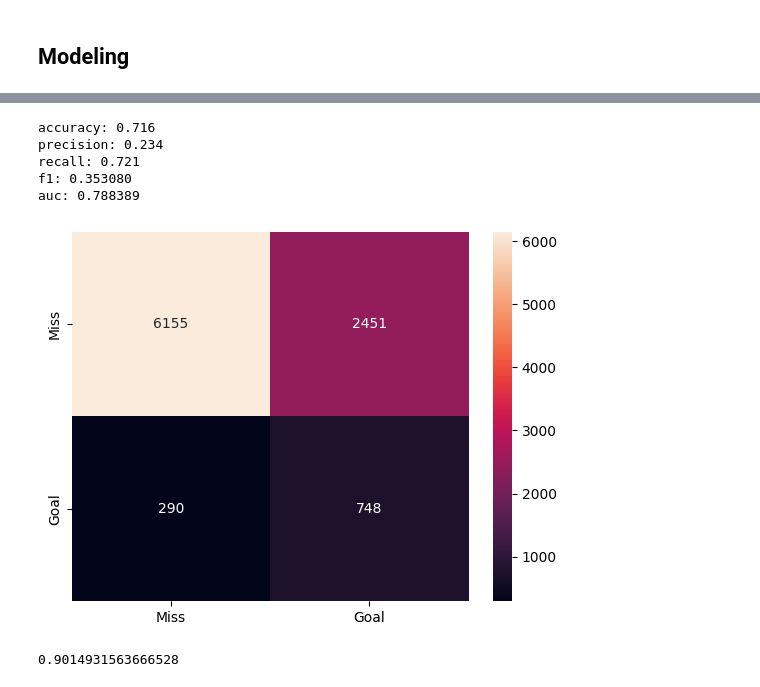
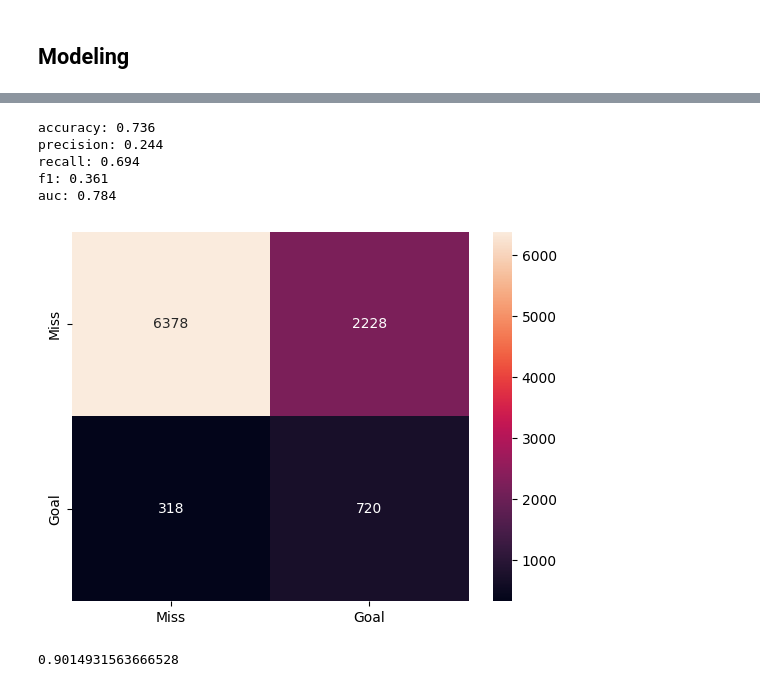
Before and after one commit to puxiao10/Hierarchy_xG_Model, a Jupyter notebook: xG_model_EPL_17-23.ipynb, the cells around one changed output, grey strips where cells are left out. Drawn from its saved outputs; the diff is of its cells as text; code cells hidden in the pictures.

```diff
--- a/xG_model_EPL_17-23.ipynb
+++ b/xG_model_EPL_17-23.ipynb
@@ -81,9 +81,11 @@ train_data = DATASET(X_train, y_train, random_state = 42)
 # %%
 import xgboost as xgb
 classifier_xgb = xgb.XGBClassifier(
-    n_estimators=100,
-    max_depth=3,
+    n_estimators=300,
+    max_depth=5,
     learning_rate=0.1,
 )
 model = train_data.fit(classifier_xgb, sampling = "over") # sampling = "over" or "under" or "original"
-prob = model.predict_proba(X_test)[:,1]
+
+prob_train = model.predict_proba(X_train)[:,1]
+prob_test = model.predict_proba(X_test)[:,1]
@@ -90,12 +101,12 @@ prob = model.predict_proba(X_test)[:,1]
 # %%
-evaluate(input = prob, target = y_test)
+evaluate(input = prob_test, target = y_test)
 # %% [output]
-accuracy: 0.716
-precision: 0.234
-recall: 0.721
-f1: 0.353080
-auc: 0.788389
+accuracy: 0.736
+precision: 0.244
+recall: 0.694
+f1: 0.361
+auc: 0.784
-[figure, old version]
+[figure, new version]
 # %%
 # train a xgboost model in traditional way
 import xgboost as xgb
```
Also changed, not shown: parts of 1 cell of this notebook, 1 other file.
